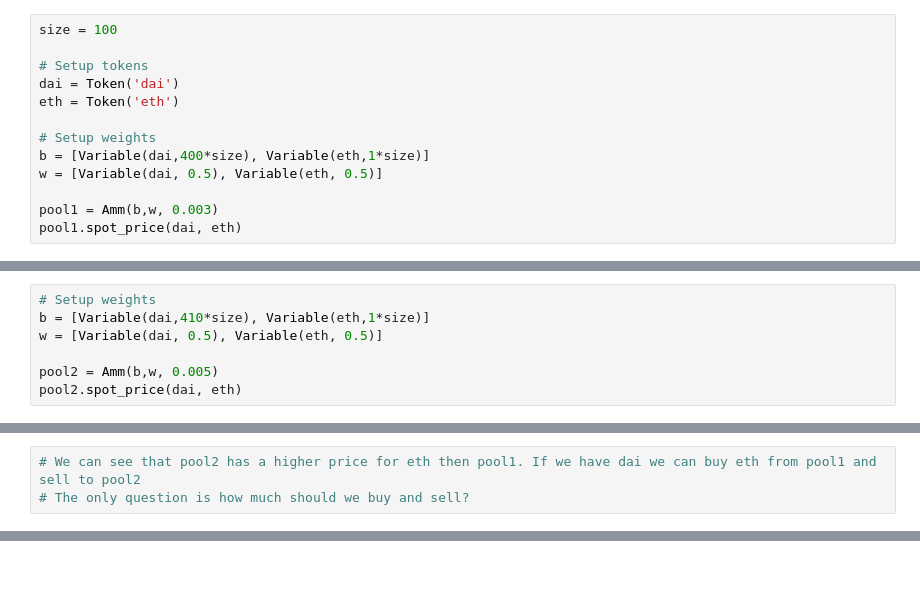
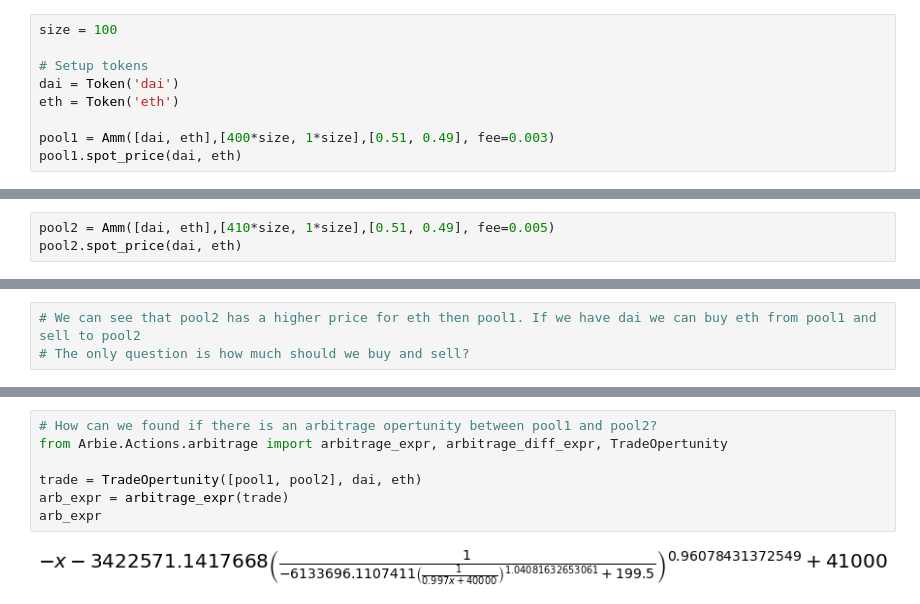
Before and after one commit to owodunni/arbie, a Jupyter notebook: example/Arbie.ipynb, the cells around one changed output, grey strips where cells are left out. Saved outputs shown, nothing was run; the diff lists cells and outputs as text; blank space fills up the shorter version.

Commit message:
Use sympy to calculate optimal arbitrage profit
Update tests to test real senarios

Update find_arbitrage to handle unbalanced pools

```diff
--- a/example/Arbie.ipynb
+++ b/example/Arbie.ipynb
@@ -27,10 +7,6 @@ size = 100
 dai = Token('dai')
 eth = Token('eth')
 
-# Setup weights
-b = [Variable(dai,400*size), Variable(eth,1*size)]
-w = [Variable(dai, 0.5), Variable(eth, 0.5)]
-
-pool1 = Amm(b,w, 0.003)
+pool1 = Amm([dai, eth],[400*size, 1*size],[0.51, 0.49], fee=0.003)
 pool1.spot_price(dai, eth)
 # %% [output]
@@ -38,8 +14,4 @@ pool1.spot_price(dai, eth)
 # %%
-# Setup weights
-b = [Variable(dai,410*size), Variable(eth,1*size)]
-w = [Variable(dai, 0.5), Variable(eth, 0.5)]
-
-pool2 = Amm(b,w, 0.005)
+pool2 = Amm([dai, eth],[410*size, 1*size],[0.51, 0.49], fee=0.005)
 pool2.spot_price(dai, eth)
 # %% [output]
@@ -78,0 +37,9 @@ Text(0.5,1,'Profit graph')
+# %%
+# How can we found if there is an arbitrage opertunity between pool1 and pool2?
+from Arbie.Actions.arbitrage import arbitrage_expr, arbitrage_diff_expr, TradeOpertunity
+
+trade = TradeOpertunity([pool1, pool2], dai, eth)
+arb_expr = arbitrage_expr(trade)
+arb_expr
+# %% [output]
+[figure, added]
```
Also changed, not shown: parts of 13 cells of this notebook, 6 other files.
